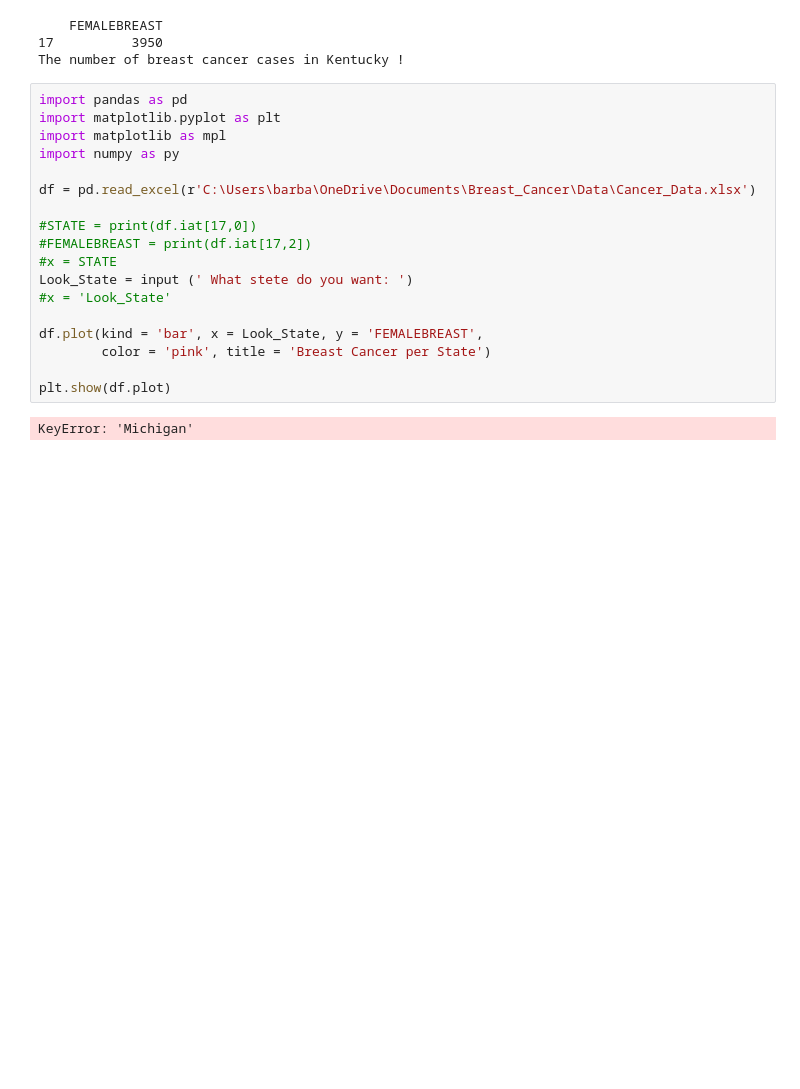
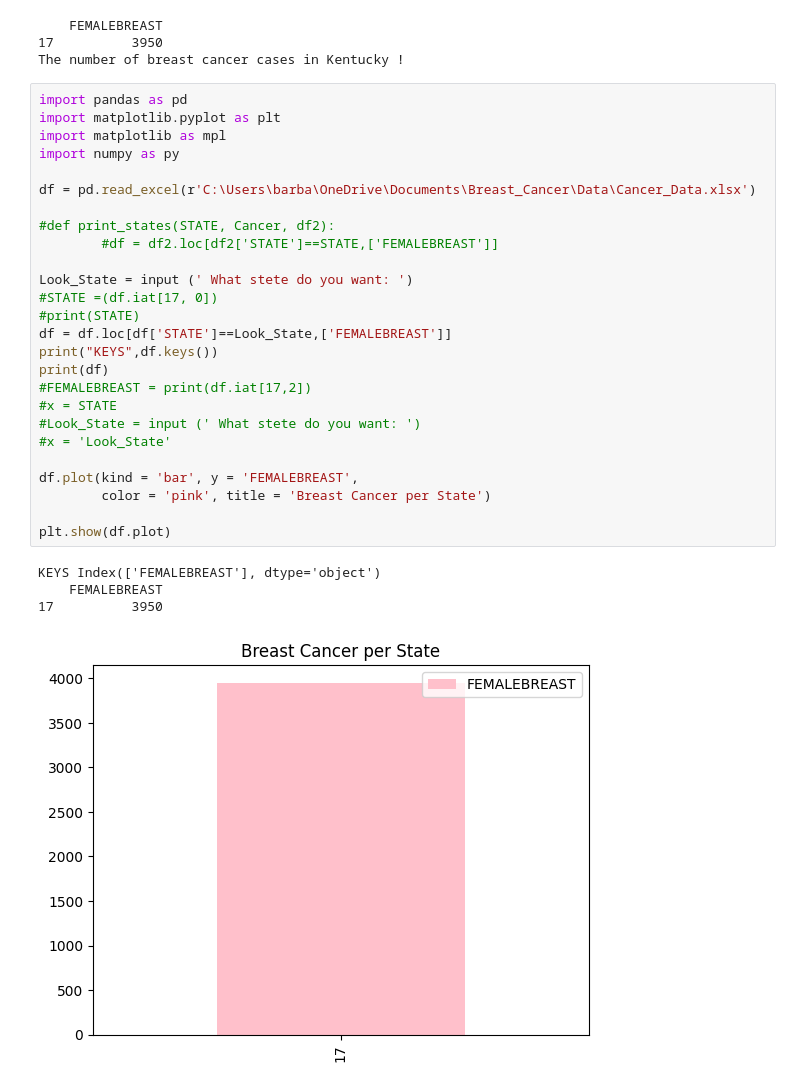
Before and after one commit to bjhdecember/Cancer, a Jupyter notebook: Cancer/Breastcancer.ipynb, the cells around one changed output. Saved outputs shown, nothing was run; the diff lists cells and outputs as text; blank space fills up the shorter version.

```diff
--- a/Cancer/Breastcancer.ipynb
+++ b/Cancer/Breastcancer.ipynb
@@ -203,20 +203,31 @@ The number of breast cancer cases in Kentucky !
 # %%
 import pandas as pd
 import matplotlib.pyplot as plt
 import matplotlib as mpl
 import numpy as py
 
 df = pd.read_excel(r'C:\Users\barba\OneDrive\Documents\Breast_Cancer\Data\Cancer_Data.xlsx')
 
-#STATE = print(df.iat[17,0])
+#def print_states(STATE, Cancer, df2):
+        #df = df2.loc[df2['STATE']==STATE,['FEMALEBREAST']]
+
+Look_State = input (' What stete do you want: ')
+#STATE =(df.iat[17, 0])
+#print(STATE)
+df = df.loc[df['STATE']==Look_State,['FEMALEBREAST']]
+print("KEYS",df.keys())
+print(df)
 #FEMALEBREAST = print(df.iat[17,2])
 #x = STATE
-Look_State = input (' What stete do you want: ')
+#Look_State = input (' What stete do you want: ')
 #x = 'Look_State'
 
-df.plot(kind = 'bar', x = Look_State, y = 'FEMALEBREAST',
+df.plot(kind = 'bar', y = 'FEMALEBREAST',
         color = 'pink', title = 'Breast Cancer per State')
 
 plt.show(df.plot)
 # %% [output]
-KeyError: 'Michigan'
+KEYS Index(['FEMALEBREAST'], dtype='object')
+    FEMALEBREAST
+17          3950
+[figure, added]
```
Also changed, not shown: parts of 1 cell of this notebook.
